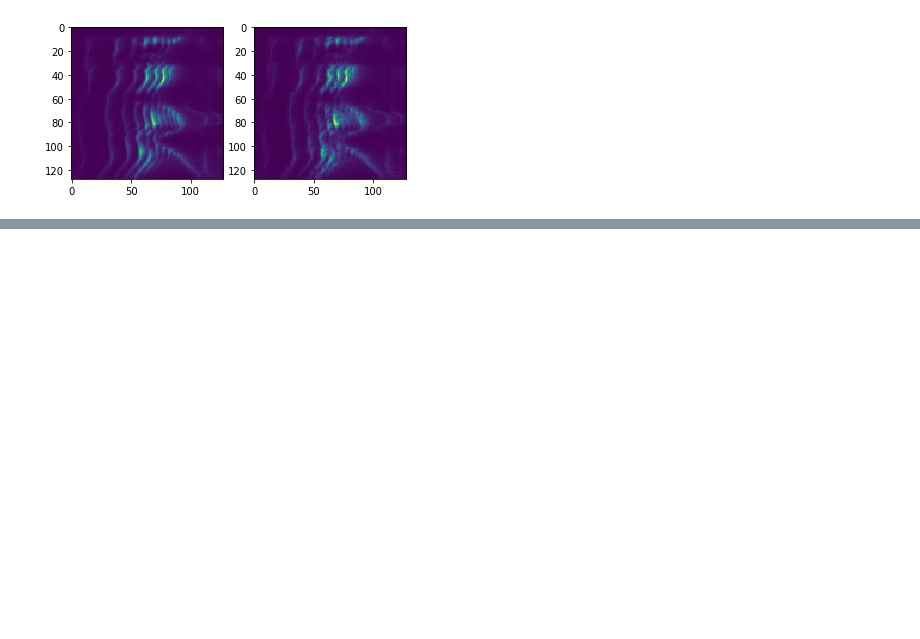
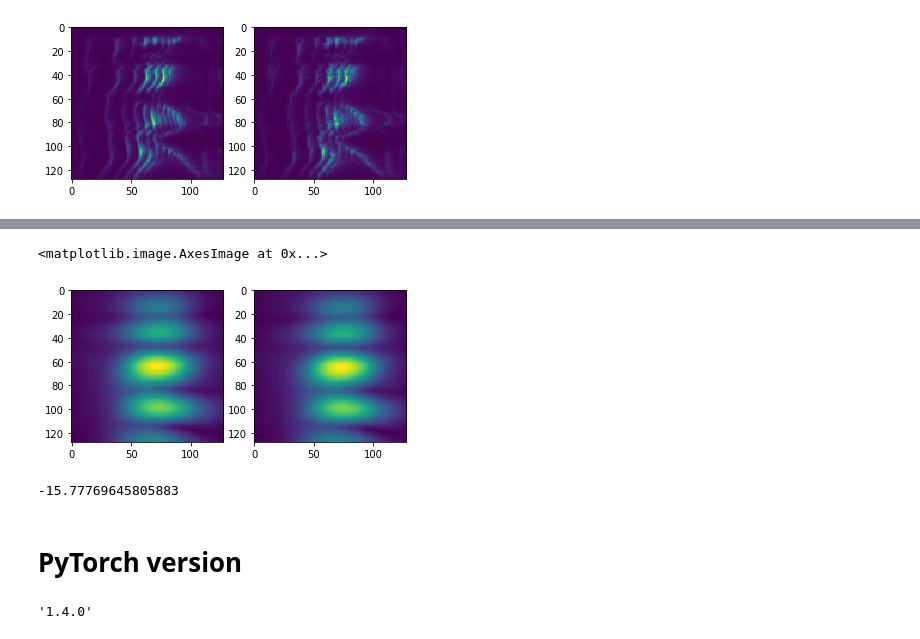
Before and after one commit to ilyakava/py3fst, a Jupyter notebook: nsltools_compare.ipynb, the cells around one changed output, grey strips where cells are left out. Drawn from its saved outputs; the diff is of its cells as text; code cells hidden in the pictures; blank space fills up the shorter version.

Commit message:
Adds tensorflow and pytorch forward cortical 2x1d versions

```diff
--- a/nsltools_compare.ipynb
+++ b/nsltools_compare.ipynb
@@ -921,0 +1037,22 @@ cortical_np.shape
+# %%
+sess.run(tf.global_variables_initializer())
+# %%
+feed_dict = {input_spec: [np.expand_dims(audspec_nsl,-1)]}
+# %%
+cortabs_np = sess.run(cortabs, feed_dict)
+# rate_imag = sess.run(xi, feed_dict)
+# %%
+cortabs_cpu = forward_cortical(cfs, audspec_nsl)
+# %%
+fig, (ax1, ax2) = plt.subplots(1,2)
+ax1.imshow(np.abs(cortabs_np.squeeze()[0,0]))
+ax2.imshow( np.abs(cortabs_cpu[0,0]))
+# %% [output]
+<matplotlib.image.AxesImage at 0x...>
+[figure, added]
+# %%
+SDR(np.abs(np.abs(cortabs_cpu)), cortabs_np.squeeze())
+# %% [output]
+-15.77769645805883
+# %% [markdown]
+# PyTorch version
@@ -921,0 +1062,4 @@ cortical_np.shape
+# %%
+torch.__version__
+# %% [output]
+'1.4.0'
```
Also changed, not shown: parts of 30 cells of this notebook, 2 other files.
